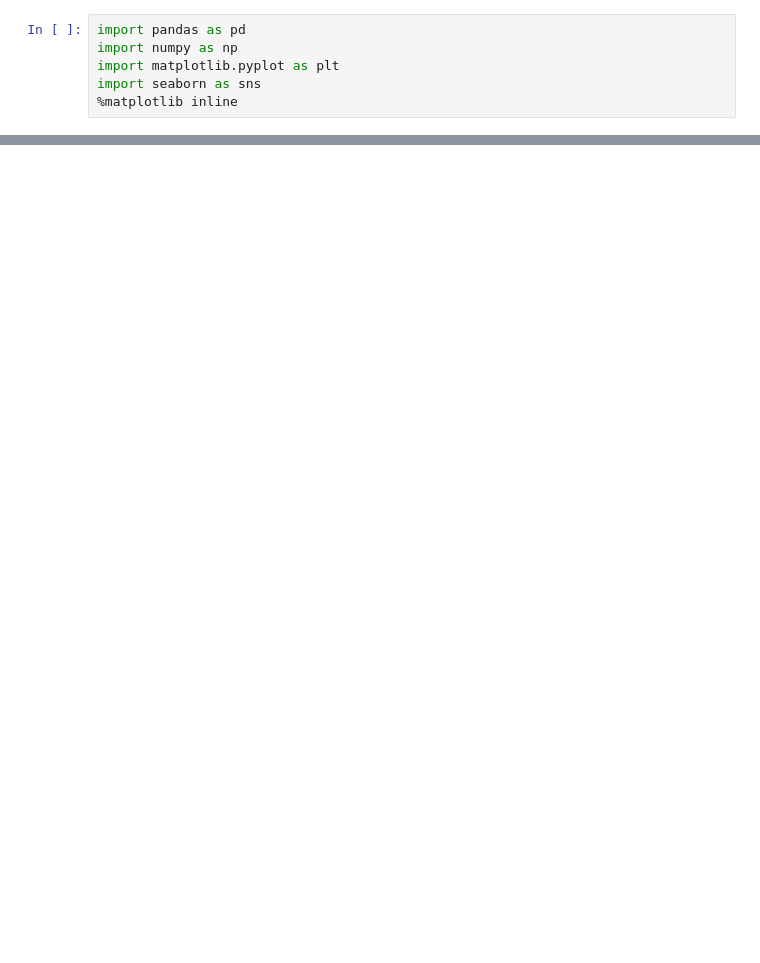
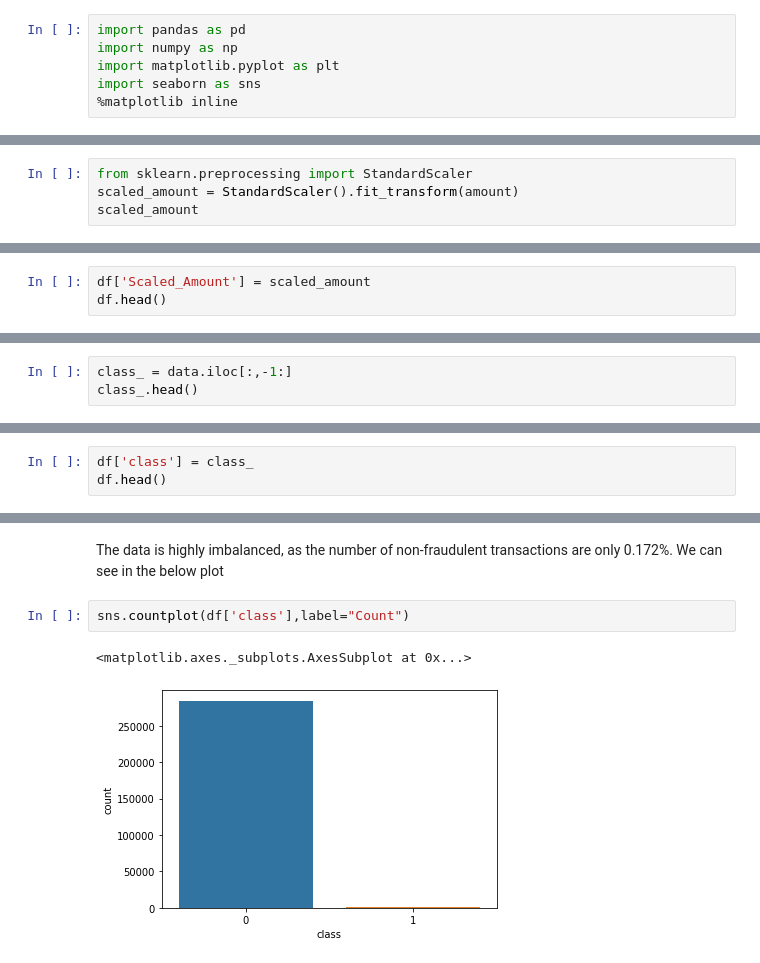
Before and after one commit to mukkatharun/CreditCardFraudDetection, a Jupyter notebook: CreditCardFraudDetection.ipynb, the cells around one changed output, grey strips where cells are left out. Cells and saved outputs as stored; diff of their text form; blank space fills up the shorter version.

```diff
--- a/CreditCardFraudDetection.ipynb
+++ b/CreditCardFraudDetection.ipynb
@@ -33,0 +42,4 @@ data
+# %%
+from sklearn.preprocessing import StandardScaler
+scaled_amount = StandardScaler().fit_transform(amount)
+scaled_amount
@@ -33,0 +54,3 @@ data
+# %%
+df['Scaled_Amount'] = scaled_amount
+df.head()
@@ -33,0 +64,3 @@ data
+# %%
+class_ = data.iloc[:,-1:]
+class_.head()
@@ -33,0 +74,3 @@ data
+# %%
+df['class'] = class_
+df.head()
@@ -33,0 +84,7 @@ data
+# %% [markdown]
+The data is highly imbalanced, as the number of non-fraudulent transactions are only 0.172%. We can see in the below plot
+# %%
+sns.countplot(df['class'],label="Count")
+# %% [output]
+<matplotlib.axes._subplots.AxesSubplot at 0x...>
+[figure, added]
```
Also changed, not shown: parts of 7 cells of this notebook.
